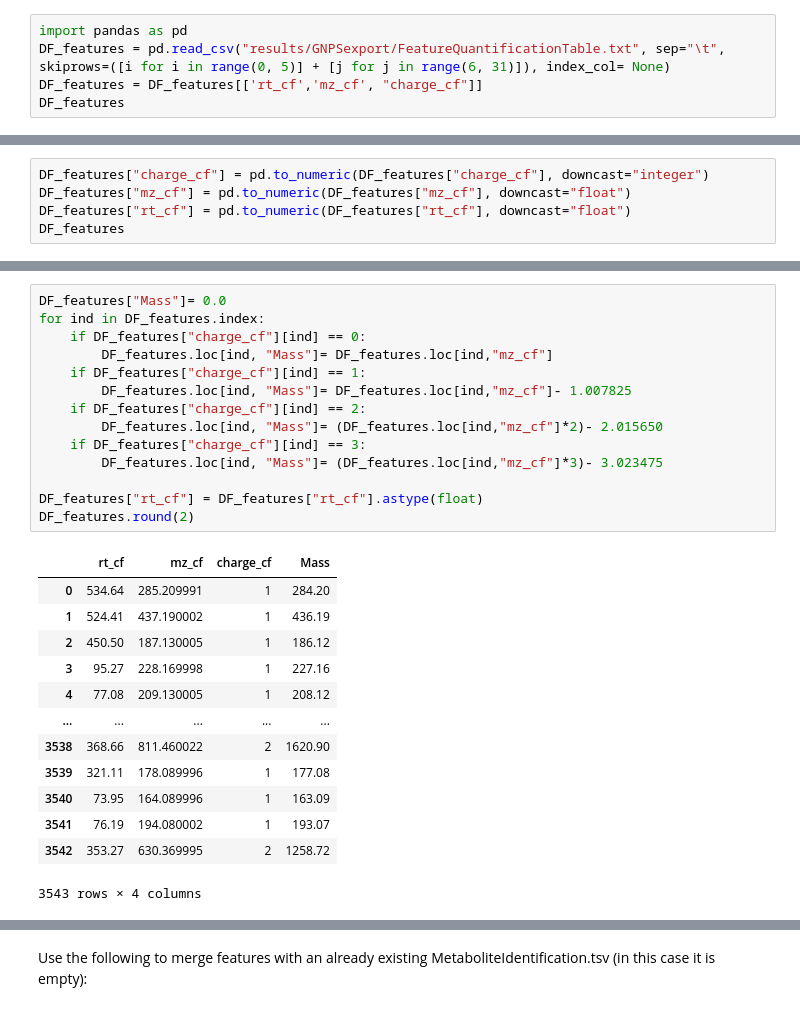
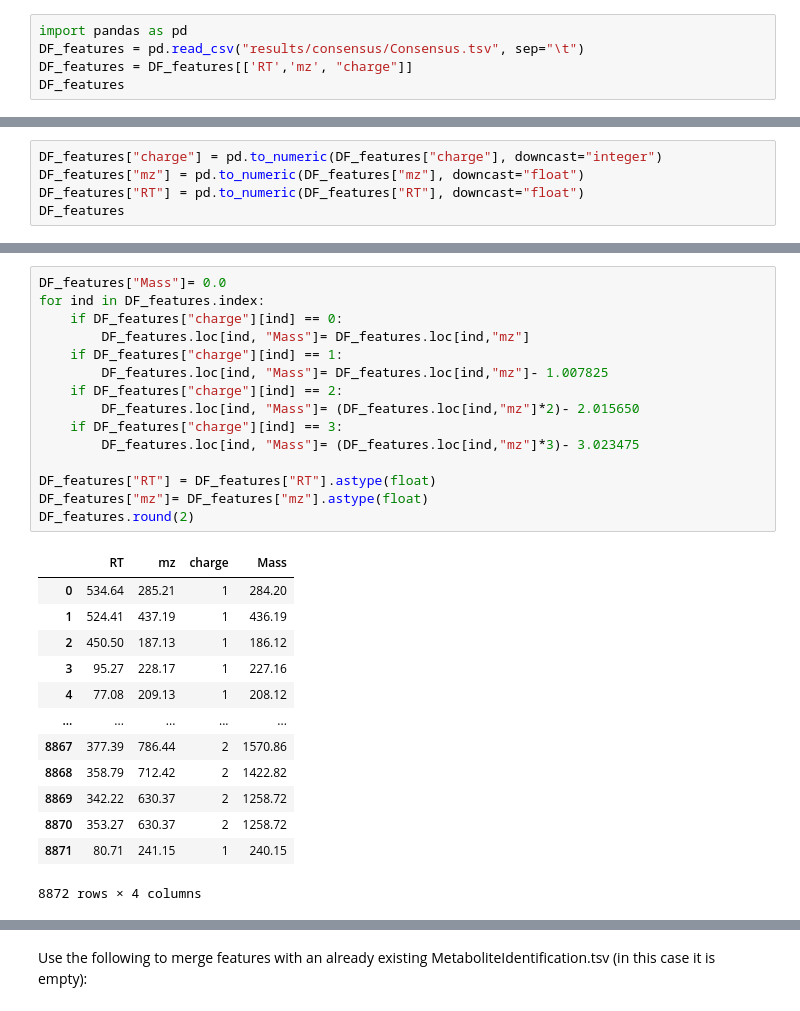
Before and after one commit to eeko-kon/pyOpenMS_UmetaFlow, a Jupyter notebook: CreateFeatureMetaboidentcsv.ipynb, the cells around one changed output, grey strips where cells are left out. Cells and saved outputs as stored; diff of their text form.

```diff
--- a/CreateFeatureMetaboidentcsv.ipynb
+++ b/CreateFeatureMetaboidentcsv.ipynb
@@ -1,6 +1,6 @@
 # %%
 import pandas as pd
-DF_features = pd.read_csv("results/GNPSexport/FeatureQuantificationTable.txt", sep="\t", skiprows=([i for i in range(0, 5)] + [j for j in range(6, 31)]), index_col= None)
-DF_features = DF_features[['rt_cf','mz_cf', "charge_cf"]]
+DF_features = pd.read_csv("results/consensus/Consensus.tsv", sep="\t")
+DF_features = DF_features[['RT','mz', "charge"]]
 DF_features
 # %% [output]
@@ -20,6 +20,6 @@ DF_features
 # %%
-DF_features["charge_cf"] = pd.to_numeric(DF_features["charge_cf"], downcast="integer")
-DF_features["mz_cf"] = pd.to_numeric(DF_features["mz_cf"], downcast="float")
-DF_features["rt_cf"] = pd.to_numeric(DF_features["rt_cf"], downcast="float")
+DF_features["charge"] = pd.to_numeric(DF_features["charge"], downcast="integer")
+DF_features["mz"] = pd.to_numeric(DF_features["mz"], downcast="float")
+DF_features["RT"] = pd.to_numeric(DF_features["RT"], downcast="float")
 DF_features
 # %% [output]
@@ -39,29 +39,30 @@ DF_features
 # %%
 DF_features["Mass"]= 0.0
 for ind in DF_features.index:
-    if DF_features["charge_cf"][ind] == 0:
-        DF_features.loc[ind, "Mass"]= DF_features.loc[ind,"mz_cf"]
-    if DF_features["charge_cf"][ind] == 1:
-        DF_features.loc[ind, "Mass"]= DF_features.loc[ind,"mz_cf"]- 1.007825
-    if DF_features["charge_cf"][ind] == 2:
-        DF_features.loc[ind, "Mass"]= (DF_features.loc[ind,"mz_cf"]*2)- 2.015650
-    if DF_features["charge_cf"][ind] == 3:
-        DF_features.loc[ind, "Mass"]= (DF_features.loc[ind,"mz_cf"]*3)- 3.023475
+    if DF_features["charge"][ind] == 0:
+        DF_features.loc[ind, "Mass"]= DF_features.loc[ind,"mz"]
+    if DF_features["charge"][ind] == 1:
+        DF_features.loc[ind, "Mass"]= DF_features.loc[ind,"mz"]- 1.007825
+    if DF_features["charge"][ind] == 2:
+        DF_features.loc[ind, "Mass"]= (DF_features.loc[ind,"mz"]*2)- 2.015650
+    if DF_features["charge"][ind] == 3:
+        DF_features.loc[ind, "Mass"]= (DF_features.loc[ind,"mz"]*3)- 3.023475
 
-DF_features["rt_cf"] = DF_features["rt_cf"].astype(float)
+DF_features["RT"] = DF_features["RT"].astype(float)
+DF_features["mz"]= DF_features["mz"].astype(float)
 DF_features.round(2)
 # %% [output]
-|  | rt_cf | mz_cf | charge_cf | Mass |
-| 0 | 534.64 | 285.209991 | 1 | 284.20 |
-| 1 | 524.41 | 437.190002 | 1 | 436.19 |
-| 2 | 450.50 | 187.130005 | 1 | 186.12 |
-| 3 | 95.27 | 228.169998 | 1 | 227.16 |
-| 4 | 77.08 | 209.130005 | 1 | 208.12 |
+|  | RT | mz | charge | Mass |
+| 0 | 534.64 | 285.21 | 1 | 284.20 |
+| 1 | 524.41 | 437.19 | 1 | 436.19 |
+| 2 | 450.50 | 187.13 | 1 | 186.12 |
+| 3 | 95.27 | 228.17 | 1 | 227.16 |
+| 4 | 77.08 | 209.13 | 1 | 208.12 |
 | ... | ... | ... | ... | ... |
-| 3538 | 368.66 | 811.460022 | 2 | 1620.90 |
-| 3539 | 321.11 | 178.089996 | 1 | 177.08 |
-| 3540 | 73.95 | 164.089996 | 1 | 163.09 |
-| 3541 | 76.19 | 194.080002 | 1 | 193.07 |
-| 3542 | 353.27 | 630.369995 | 2 | 1258.72 |
+| 8867 | 377.39 | 786.44 | 2 | 1570.86 |
+| 8868 | 358.79 | 712.42 | 2 | 1422.82 |
+| 8869 | 342.22 | 630.37 | 2 | 1258.72 |
+| 8870 | 353.27 | 630.37 | 2 | 1258.72 |
+| 8871 | 80.71 | 241.15 | 1 | 240.15 |
-3543 rows × 4 columns
+8872 rows × 4 columns
 # %%
```
Also changed, not shown: parts of 5 cells of this notebook, 4 other files.
